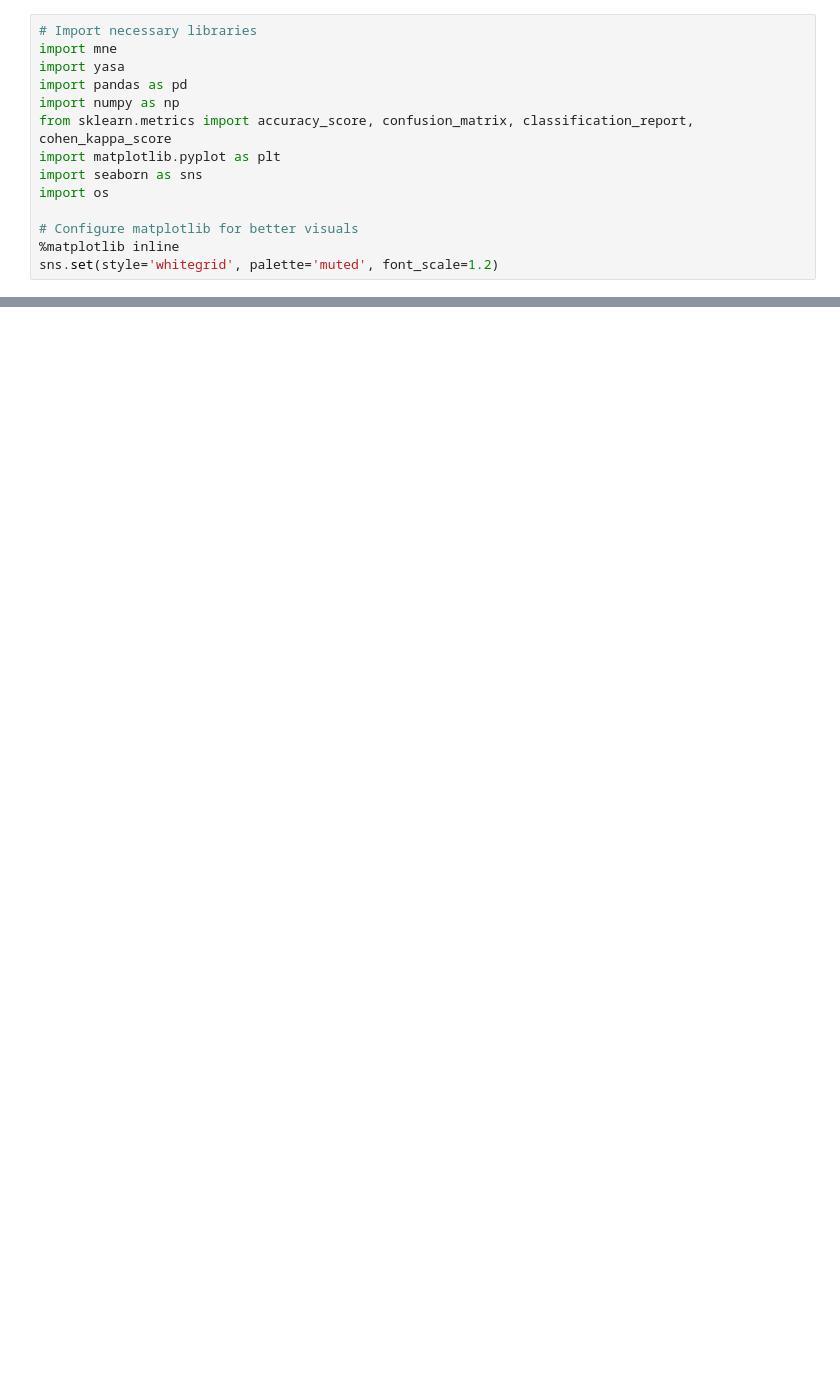
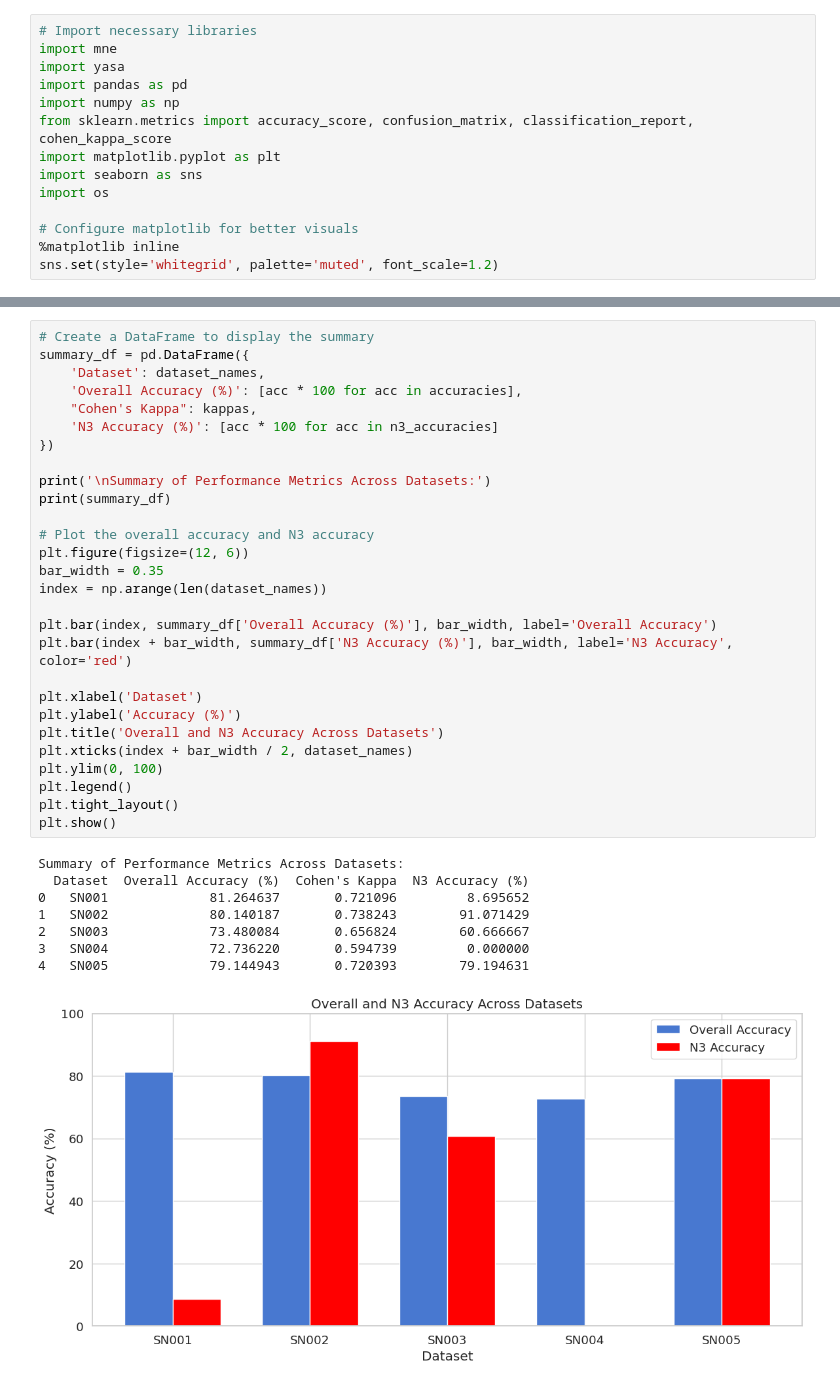
Before and after one commit to aylinavch/BCI_UNL_AllisonPeterson_course, a Jupyter notebook: final_course_project/testing_silly_things/test_stats.ipynb, the cells around one changed output, grey strips where cells are left out. Drawn from its saved outputs; the diff is of its cells as text; blank space fills up the shorter version.

```diff
--- a/final_course_project/testing_silly_things/test_stats.ipynb
+++ b/final_course_project/testing_silly_things/test_stats.ipynb
@@ -328,3 +384,40 @@ https://scikit-learn.org/stable/model_persistence.html#security-maintainability-
+# %%
+# Create a DataFrame to display the summary
+summary_df = pd.DataFrame({
+    'Dataset': dataset_names,
+    'Overall Accuracy (%)': [acc * 100 for acc in accuracies],
+    "Cohen's Kappa": kappas,
+    'N3 Accuracy (%)': [acc * 100 for acc in n3_accuracies]
+})
+
+print('\nSummary of Performance Metrics Across Datasets:')
+print(summary_df)
+
+# Plot the overall accuracy and N3 accuracy
+plt.figure(figsize=(12, 6))
+bar_width = 0.35
+index = np.arange(len(dataset_names))
+
+plt.bar(index, summary_df['Overall Accuracy (%)'], bar_width, label='Overall Accuracy')
+plt.bar(index + bar_width, summary_df['N3 Accuracy (%)'], bar_width, label='N3 Accuracy', color='red')
+
+plt.xlabel('Dataset')
+plt.ylabel('Accuracy (%)')
+plt.title('Overall and N3 Accuracy Across Datasets')
+plt.xticks(index + bar_width / 2, dataset_names)
+plt.ylim(0, 100)
+plt.legend()
+plt.tight_layout()
+plt.show()
+# %% [output]
+Summary of Performance Metrics Across Datasets:
+  Dataset  Overall Accuracy (%)  Cohen's Kappa  N3 Accuracy (%)
+0   SN001             81.264637       0.721096         8.695652
+1   SN002             80.140187       0.738243        91.071429
+2   SN003             73.480084       0.656824        60.666667
+3   SN004             72.736220       0.594739         0.000000
+4   SN005             79.144943       0.720393        79.194631
+[figure, added]
 # %%
 # Plot the overall accuracy and Cohen's Kappa
 plt.figure(figsize=(10, 4))
```
Also changed, not shown: parts of 5 cells of this notebook.
